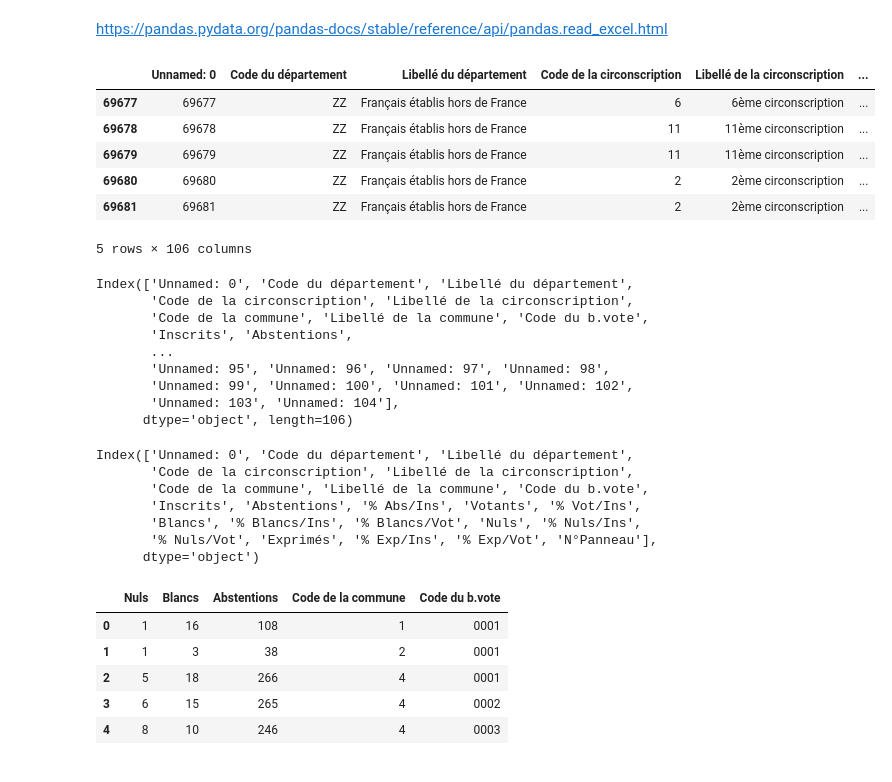
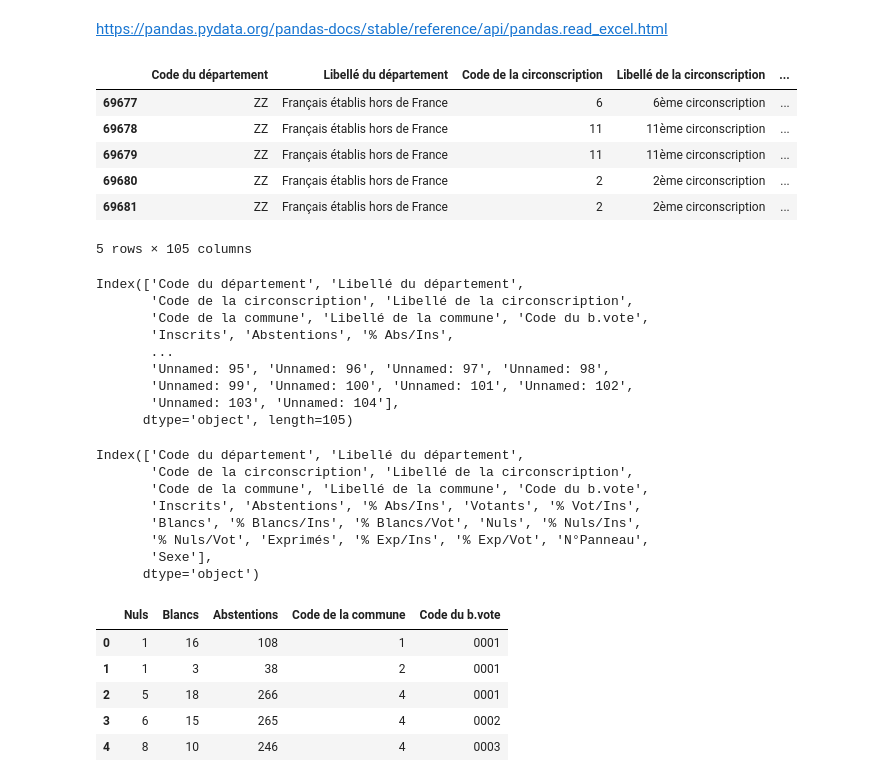
Before and after one commit to laurentperrinet/2022-05-04_transfert-des-voix, a Jupyter notebook: 2022-05-04_transfert-des-voix.ipynb, the cells around one changed output. Cells and saved outputs as stored; diff of their text form; code cells hidden in the pictures.

```diff
--- a/2022-05-04_transfert-des-voix.ipynb
+++ b/2022-05-04_transfert-des-voix.ipynb
@@ -20,45 +20,51 @@ import os
 # %%
 fname = '/tmp/T1.xlsx'
 
 if not os.path.isfile(fname):
     url = 'https://static.data.gouv.fr/resources/election-presidentielle-des-10-et-24-avril-2022-resultats-definitifs-du-1er-tour/20220414-152612/resultats-par-niveau-burvot-t1-france-entiere.xlsx' # XLSX
-    T1 = pd.read_excel(url)
-    T1.to_excel(fname)
-else:
-    T1 = pd.read_excel(fname)#, low_memory=False)
+    #import requests
+    #xlsx_file = requests.get(url, allow_redirects=True)
+    #open(fname, 'wb').write(xlsx_file.content)
+
+    import urllib.request
+    urllib.request.urlretrieve(url, fname)
+
+
+T1 = pd.read_excel(fname)
 
 T1.tail()
 # %% [output]
-|  | Unnamed: 0 | Code du département | Libellé du département | Code de la circonscription | Libellé de la circonscription | ... |
-| 69677 | 69677 | ZZ | Français établis hors de France | 6 | 6ème circonscription | ... |
-| 69678 | 69678 | ZZ | Français établis hors de France | 11 | 11ème circonscription | ... |
-| 69679 | 69679 | ZZ | Français établis hors de France | 11 | 11ème circonscription | ... |
-| 69680 | 69680 | ZZ | Français établis hors de France | 2 | 2ème circonscription | ... |
-| 69681 | 69681 | ZZ | Français établis hors de France | 2 | 2ème circonscription | ... |
+|  | Code du département | Libellé du département | Code de la circonscription | Libellé de la circonscription | ... |
+| 69677 | ZZ | Français établis hors de France | 6 | 6ème circonscription | ... |
+| 69678 | ZZ | Français établis hors de France | 11 | 11ème circonscription | ... |
+| 69679 | ZZ | Français établis hors de France | 11 | 11ème circonscription | ... |
+| 69680 | ZZ | Français établis hors de France | 2 | 2ème circonscription | ... |
+| 69681 | ZZ | Français établis hors de France | 2 | 2ème circonscription | ... |
-5 rows × 106 columns
+5 rows × 105 columns
 # %%
 T1.to_csv('/tmp/T1.csv')
 # %%
 T1.columns
 # %% [output]
-Index(['Unnamed: 0', 'Code du département', 'Libellé du département',
+Index(['Code du département', 'Libellé du département',
        'Code de la circonscription', 'Libellé de la circonscription',
        'Code de la commune', 'Libellé de la commune', 'Code du b.vote',
-       'Inscrits', 'Abstentions',
+       'Inscrits', 'Abstentions', '% Abs/Ins',
        ...
        'Unnamed: 95', 'Unnamed: 96', 'Unnamed: 97', 'Unnamed: 98',
        'Unnamed: 99', 'Unnamed: 100', 'Unnamed: 101', 'Unnamed: 102',
        'Unnamed: 103', 'Unnamed: 104'],
-      dtype='object', length=106)
+      dtype='object', length=105)
 # %%
 T1.columns[:23]
 # %% [output]
-Index(['Unnamed: 0', 'Code du département', 'Libellé du département',
+Index(['Code du département', 'Libellé du département',
        'Code de la circonscription', 'Libellé de la circonscription',
        'Code de la commune', 'Libellé de la commune', 'Code du b.vote',
        'Inscrits', 'Abstentions', '% Abs/Ins', 'Votants', '% Vot/Ins',
        'Blancs', '% Blancs/Ins', '% Blancs/Vot', 'Nuls', '% Nuls/Ins',
-       '% Nuls/Vot', 'Exprimés', '% Exp/Ins', '% Exp/Vot', 'N°Panneau'],
+       '% Nuls/Vot', 'Exprimés', '% Exp/Ins', '% Exp/Vot', 'N°Panneau',
+       'Sexe'],
       dtype='object')
 # %%
 df = T1[['Nuls', 'Blancs', 'Abstentions', 'Code de la commune', 'Code du b.vote']].copy()
```
Also changed, not shown: parts of 68 cells of this notebook.
